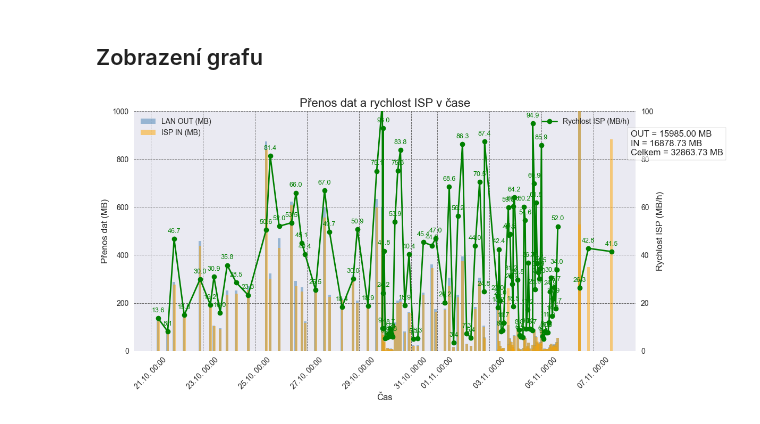
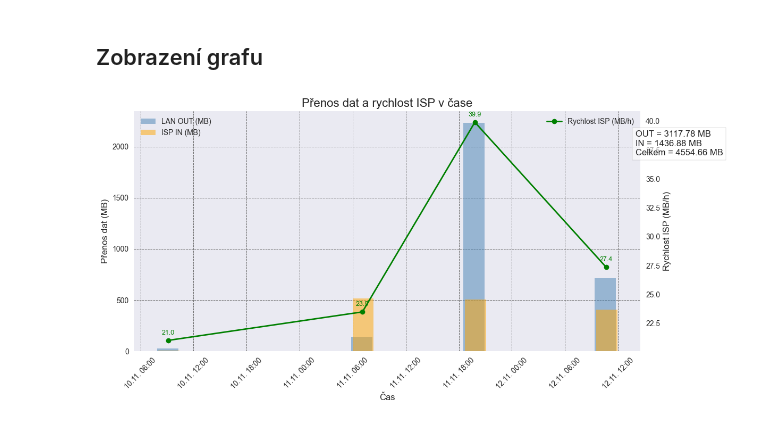
Before and after one commit to MarekCoderslab/Rx_Tx_new, a Jupyter notebook: rx_tx_new.ipynb, the cells around one changed output. Cells and saved outputs as stored; diff of their text form; code cells hidden in the pictures.

```diff
--- a/rx_tx_new.ipynb
+++ b/rx_tx_new.ipynb
@@ -70,7 +69,7 @@ state_file = 'traffic_state.json'
 # ---------- OID definice ----------
 oids = {
     'WAN_IN': '1.3.6.1.2.1.2.2.1.10.2',
-    'WAN_OUT': '1.3.6.1.2.1.2.2.1.16.9', # změna "2" na "3" a "6" dne 20.10. 19:15 neúspěšná, změna na "9" 21:45
+    'WAN_OUT': '1.3.6.1.2.1.2.2.1.16.2', # změna "2" na "3" a "6" dne 20.10. 19:15 neúspěšná, změna na "9" 21:45, zpět na "2" 10.11. 8:50
     'SYS_UPTIME': '1.3.6.1.2.1.1.3.0'
 }
 
@@ -259,7 +247,7 @@ df = pd.read_csv('/Users/Marek/tableau_project/Rx_Tx_new/traffic_log_dif.csv')
 df['Time'] = pd.to_datetime(df['Time'], errors='coerce')
 
 # --- Filtrování od 21. října ---
-df = df[df['Time'] >= '2025-10-21']
+# df = df[df['Time'] >= '2025-11_10']
 # df = df[df['Time'] >= '2025-11-2']
 
 # --- Výpočty ---
@@ -299,33 +287,33 @@ for i in range(len(df)):
         ha='center',
         fontsize=9,
         color='green'
     )
 
 # Popisky a souhrn
 ax1.set_title('Přenos dat a rychlost ISP v čase', fontsize=16)
 
 # Nastavení formátu osy X na DD.MM.
 ax1.xaxis.set_major_formatter(mdates.DateFormatter('%d.%m. %H:%M'))
 
 ax1.set_xlabel('Čas', fontsize=12)
 ax1.tick_params(axis='x', rotation=45, labelsize=10)
 
 summary = f"OUT = {lan_sum:.2f} MB\nIN = {isp_sum:.2f} MB\nCelkem = {total_sum:.2f} MB"
 plt.text(0.99, 0.92, summary, transform=ax1.transAxes,
          fontsize=12, ha='left', va='top',
          bbox=dict(facecolor='white', alpha=0.6, edgecolor='gray'))
 
-ax1.set_ylim(0, 1000)
-ax2.set_ylim(0, 100)
+# ax1.set_ylim(0, 1000)
+# ax2.set_ylim(0, 100)
 ax1.grid(True, color='dimgray', linestyle='--', linewidth=0.7)
 ax2.grid(False)
 
 # --- Uložení a zobrazení ---
 output_path = '/Users/Marek/tableau_project/Rx_Tx_new/graf_spotreba_a_rychlost.png'
 os.makedirs(os.path.dirname(output_path), exist_ok=True)
 plt.tight_layout()
 plt.savefig(output_path)
 plt.show()
 plt.close()
 # %% [output]
-[figure, old version]
+[figure, new version]
```
Also changed, not shown: parts of 2 cells of this notebook, 8 other files.
